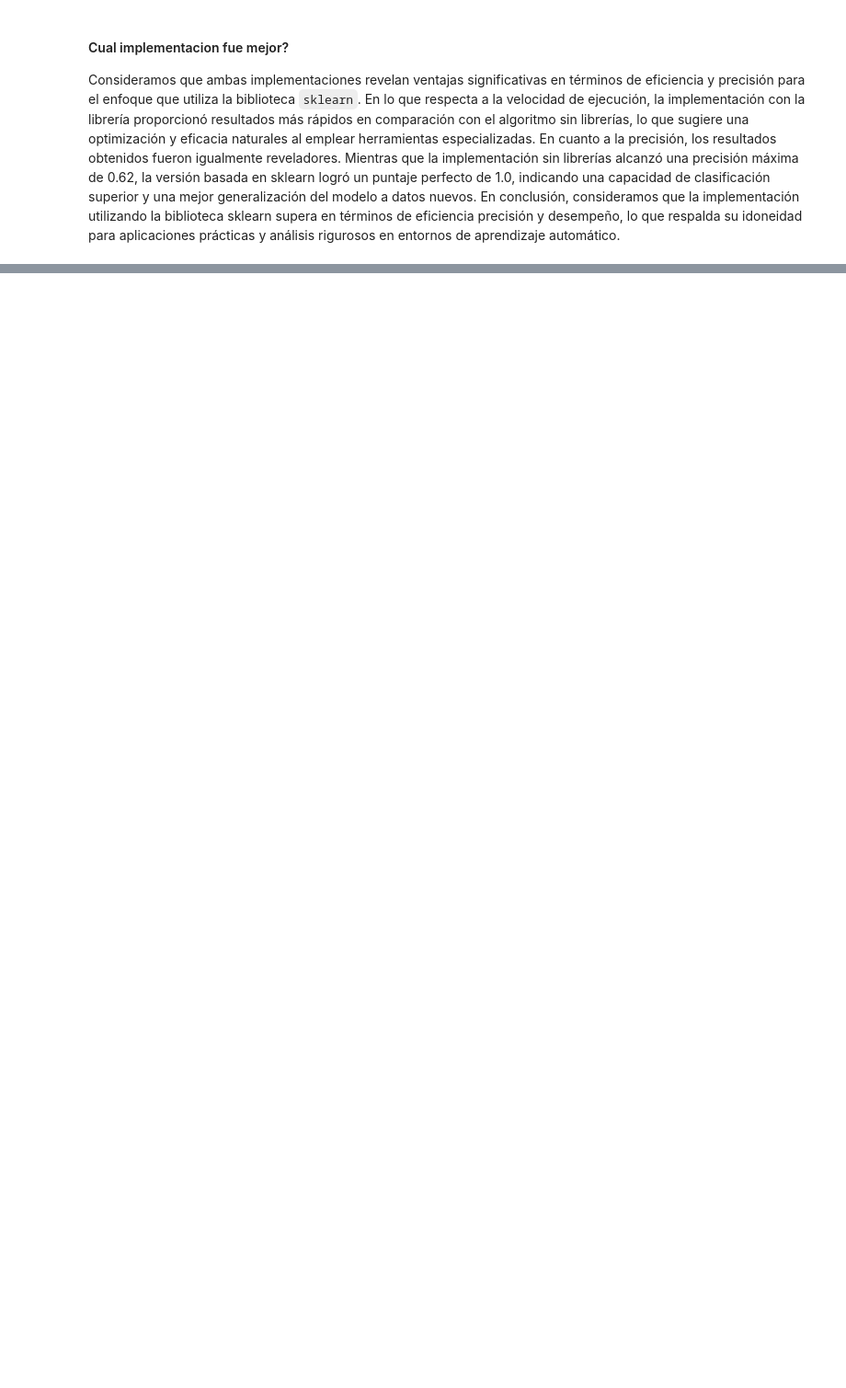
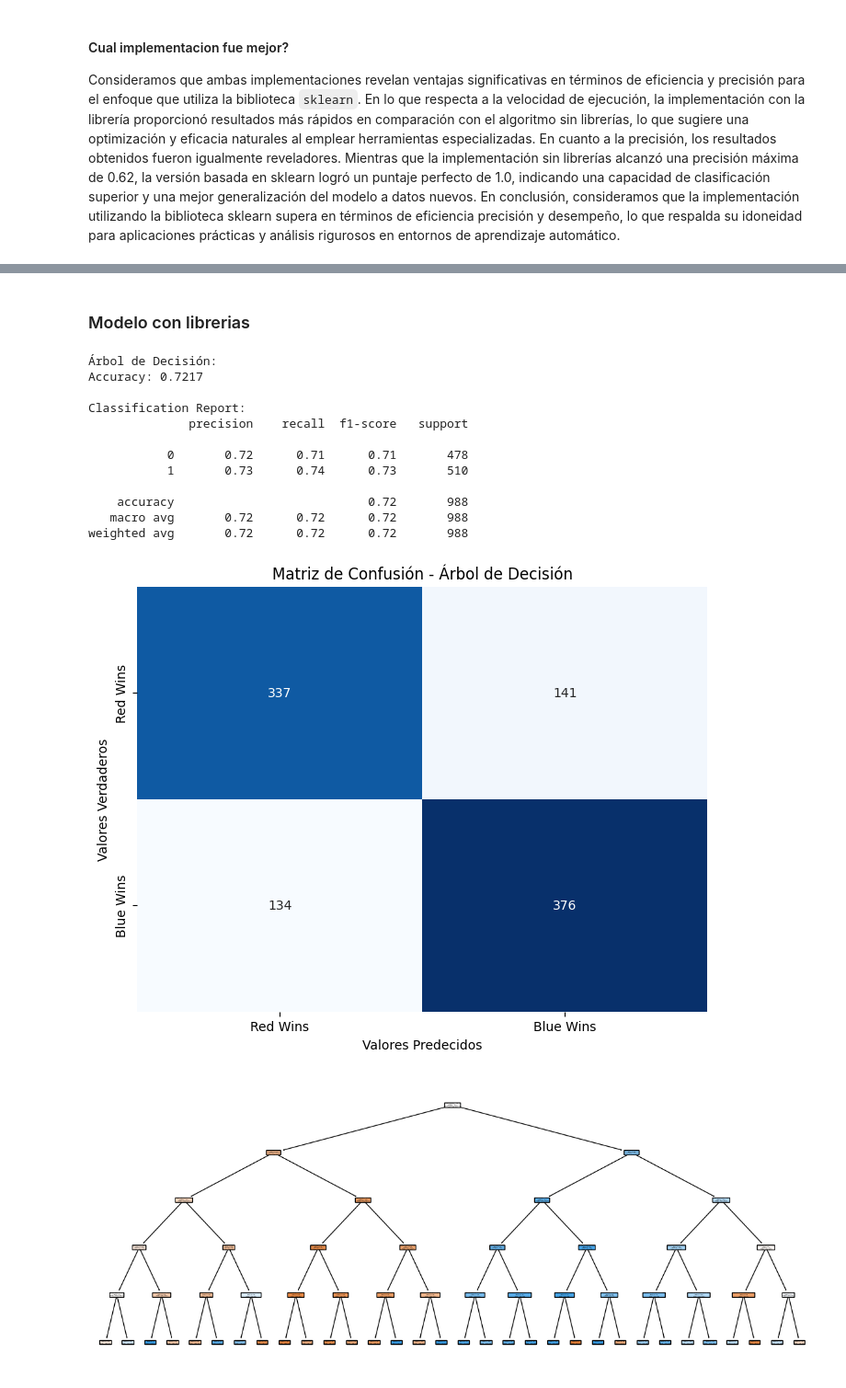
Before and after one commit to mariaRam2003/Laboratorio2_IA, a Jupyter notebook: Task3.ipynb, the cells around one changed output, grey strips where cells are left out. Shown: that part at 92% size. Cells and saved outputs as stored; diff of their text form; code cells hidden in the pictures; blank space fills up the shorter version.

```diff
--- a/Task3.ipynb
+++ b/Task3.ipynb
@@ -386,0 +674,52 @@ Consideramos que ambas implementaciones revelan ventajas significativas en térm
+# %% [markdown]
+### Modelo con librerias
+# %%
+# Importar librerías
+from sklearn.tree import DecisionTreeClassifier, plot_tree
+from sklearn.ensemble import RandomForestClassifier
+from sklearn.metrics import accuracy_score, confusion_matrix, classification_report
+
+# Modelo de Árbol de Decisión
+tree_model = DecisionTreeClassifier(random_state=42, max_depth=5, min_samples_split=2)
+tree_model.fit(X_train, y_train)
+
+# Predicciones en el conjunto de validación
+y_val_pred_tree = tree_model.predict(X_val)
+
+# Desempeño del modelo de Árbol de Decisión
+accuracy_tree = accuracy_score(y_val, y_val_pred_tree)
+conf_matrix_tree = confusion_matrix(y_val, y_val_pred_tree)
+classification_rep_tree = classification_report(y_val, y_val_pred_tree)
+
+print("Árbol de Decisión:")
+print(f'Accuracy: {accuracy_tree:.4f}')
+print('\nClassification Report:')
+print(classification_rep_tree)
+
+# Matriz de confusión para el Árbol de Decisión
+plt.figure(figsize=(8, 6))
+sns.heatmap(conf_matrix_tree, annot=True, cmap='Blues', fmt='d', cbar=False, xticklabels=['Red Wins', 'Blue Wins'], yticklabels=['Red Wins', 'Blue Wins'])
+plt.xlabel('Valores Predecidos')
+plt.ylabel('Valores Verdaderos')
+plt.title('Matriz de Confusión - Árbol de Decisión')
+plt.show()
+
+# Visualizar el árbol de decisión
+plt.figure(figsize=(15, 6))
+plot_tree(tree_model, feature_names=X.columns, class_names=['Red Wins', 'Blue Wins'], filled=True, rounded=True)
+plt.show()
+# %% [output]
+Árbol de Decisión:
+Accuracy: 0.7217
+
+Classification Report:
+              precision    recall  f1-score   support
+
+           0       0.72      0.71      0.71       478
+           1       0.73      0.74      0.73       510
+
+    accuracy                           0.72       988
+   macro avg       0.72      0.72      0.72       988
+weighted avg       0.72      0.72      0.72       988
+[figure, added]
+[figure, added]
```
Also changed, not shown: parts of 38 cells of this notebook.
